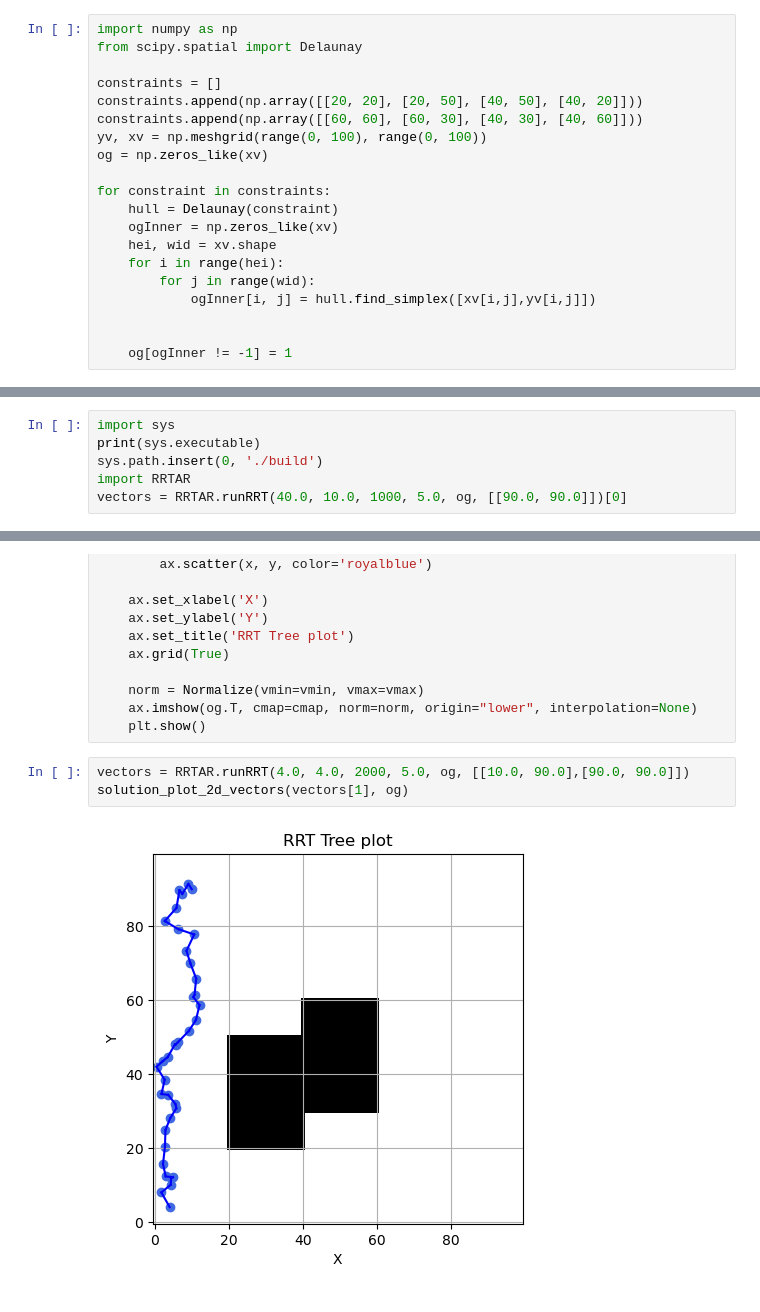
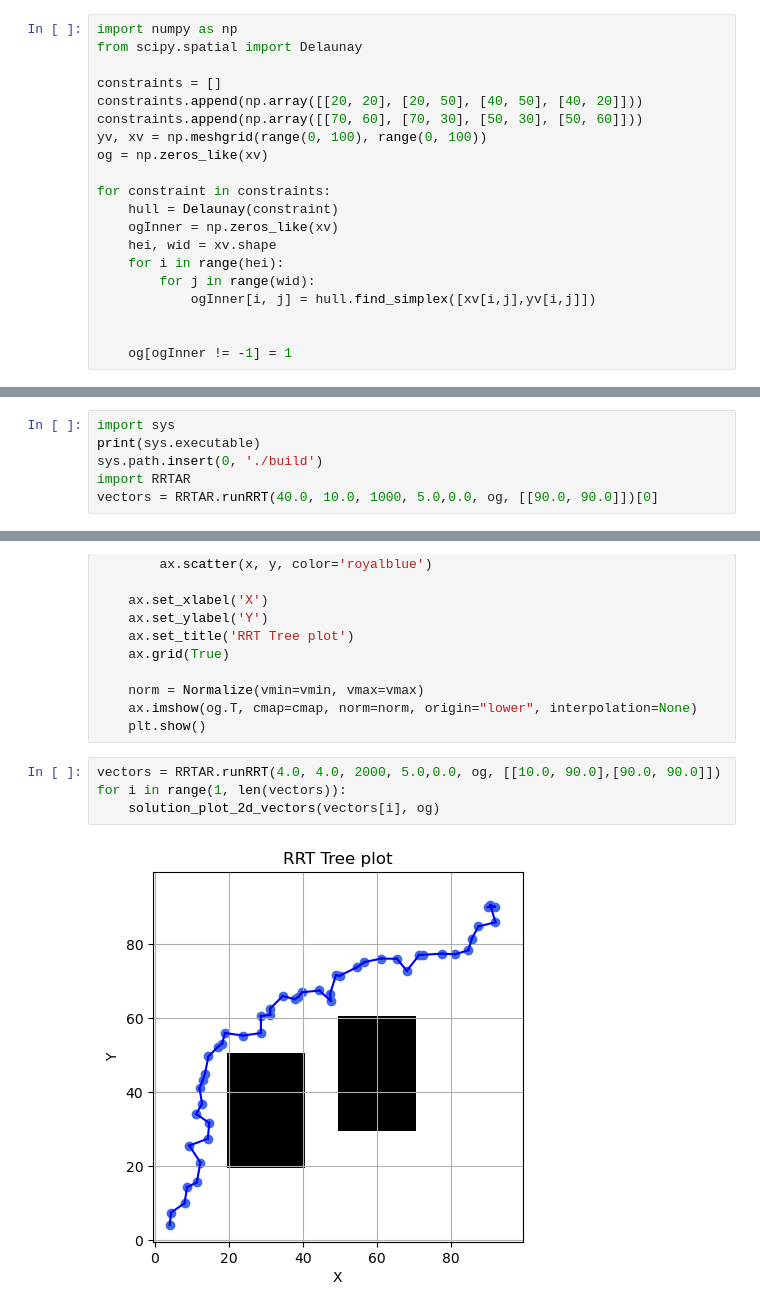
Before and after one commit to matthew0517/RRT-AR, a Jupyter notebook: testRRT.ipynb, the cells around one changed output, grey strips where cells are left out. Cells and saved outputs as stored; diff of their text form.

```diff
--- a/testRRT.ipynb
+++ b/testRRT.ipynb
@@ -46,7 +46,7 @@ from scipy.spatial import Delaunay
 
 constraints = []
 constraints.append(np.array([[20, 20], [20, 50], [40, 50], [40, 20]]))
-constraints.append(np.array([[60, 60], [60, 30], [40, 30], [40, 60]]))
+constraints.append(np.array([[70, 60], [70, 30], [50, 30], [50, 60]]))
 yv, xv = np.meshgrid(range(0, 100), range(0, 100))
 og = np.zeros_like(xv)
 
@@ -107,7 +107,7 @@ import sys
 print(sys.executable)
 sys.path.insert(0, './build')
 import RRTAR
-vectors = RRTAR.runRRT(40.0, 10.0, 1000, 5.0, og, [[90.0, 90.0]])[0]
+vectors = RRTAR.runRRT(40.0, 10.0, 1000, 5.0,0.0, og, [[90.0, 90.0]])[0]
 # %% [output]
 /home/matthew/anaconda3/envs/RRT-AR/bin/python
 # %%
@@ -142,7 +142,8 @@ def solution_plot_2d_vectors(vectors, og: np.ndarray, cmap: str = "Greys", vmin=
     ax.imshow(og.T, cmap=cmap, norm=norm, origin="lower", interpolation=None)
     plt.show()
 # %%
-vectors = RRTAR.runRRT(4.0, 4.0, 2000, 5.0, og, [[10.0, 90.0],[90.0, 90.0]])
-solution_plot_2d_vectors(vectors[1], og)
+vectors = RRTAR.runRRT(4.0, 4.0, 2000, 5.0,0.0, og, [[10.0, 90.0],[90.0, 90.0]])
+for i in range(1, len(vectors)):
+    solution_plot_2d_vectors(vectors[i], og)
 # %% [output]
-[figure, old version]
+[figure, new version]
```
Also changed, not shown: parts of 6 cells of this notebook, 1 other file.
